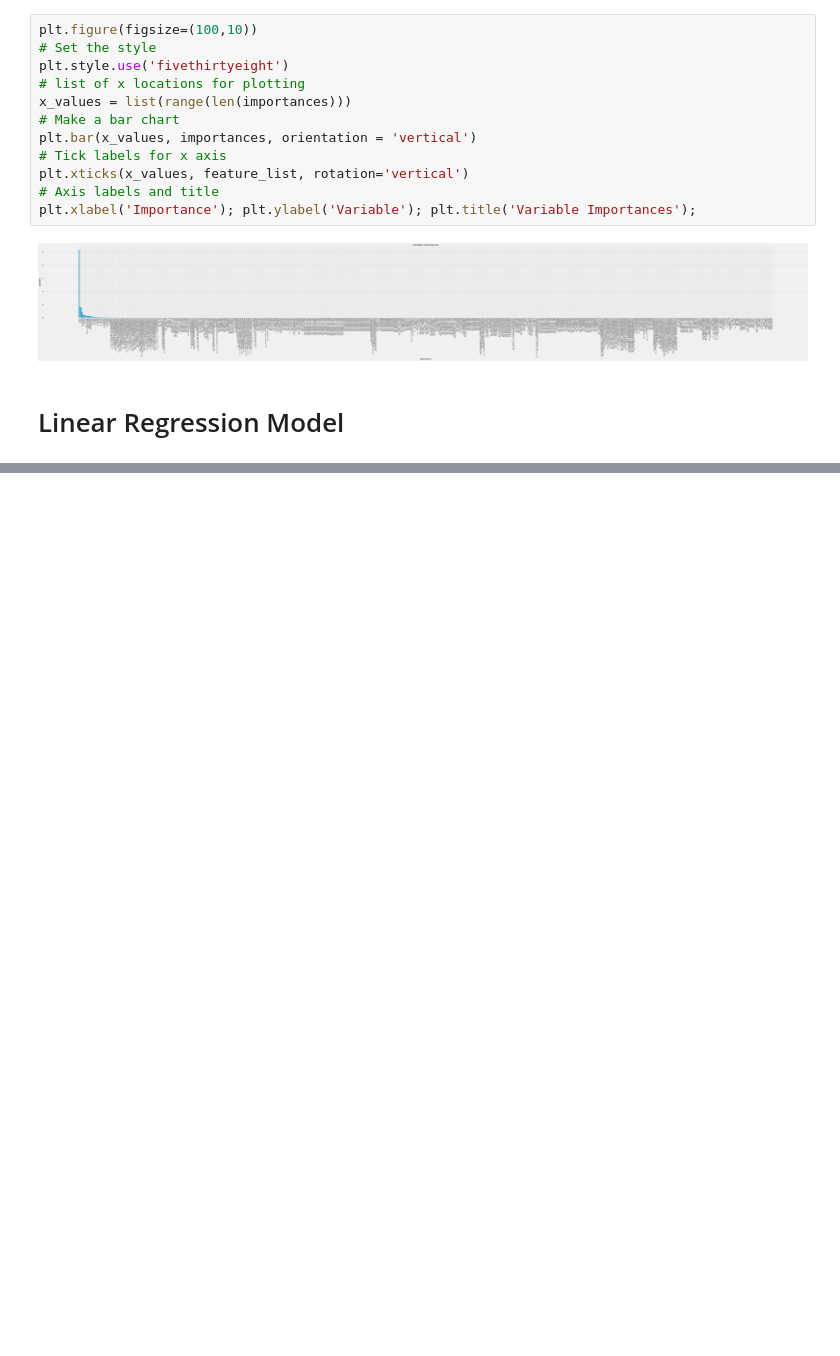
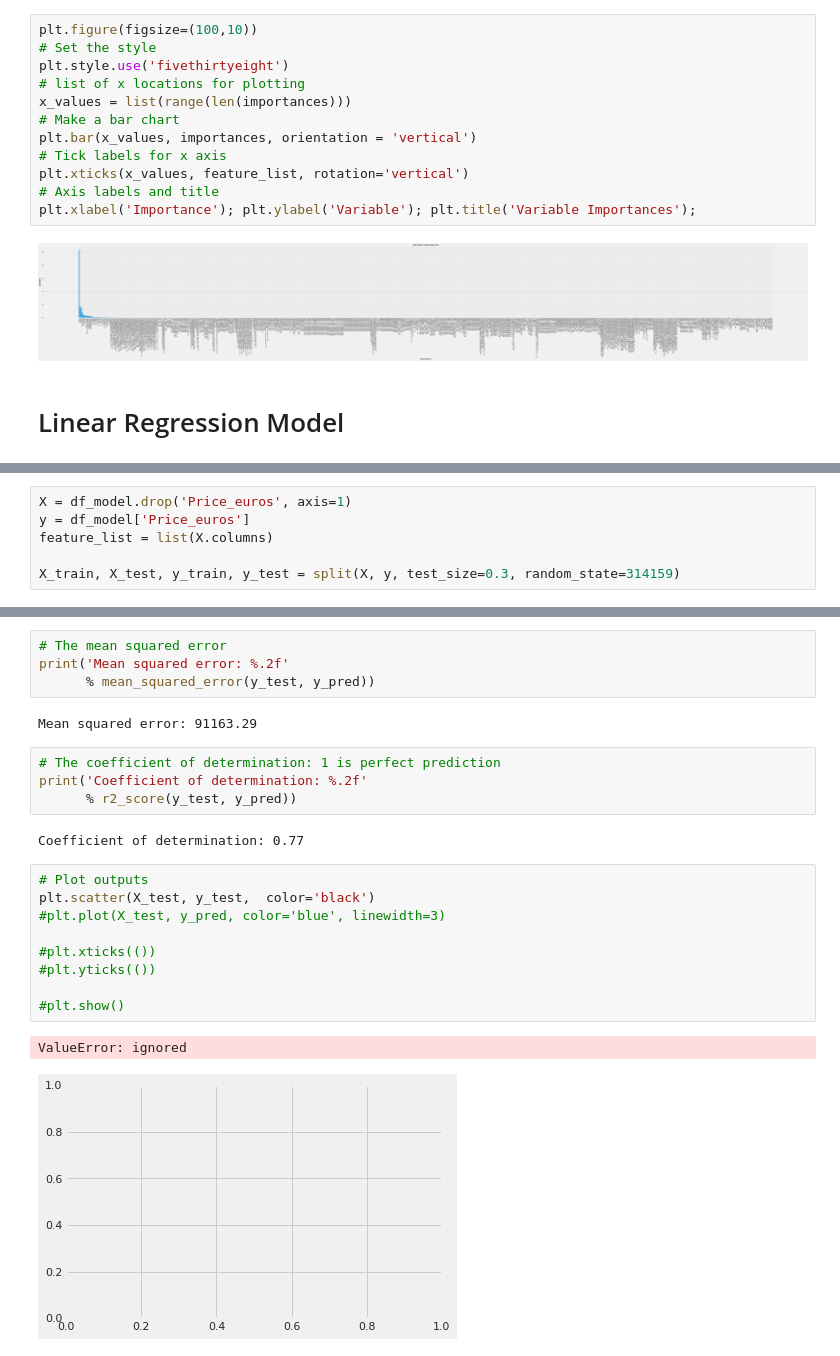
Before and after one commit to DanielKorenDataScience/RegressionProject, a Jupyter notebook: Regression Project.ipynb, the cells around one changed output, grey strips where cells are left out. Saved outputs shown, nothing was run; the diff lists cells and outputs as text; blank space fills up the shorter version.

```diff
--- a/Regression Project.ipynb
+++ b/Regression Project.ipynb
@@ -543,0 +549,6 @@ plt.xlabel('Importance'); plt.ylabel('Variable'); plt.title('Variable Importance
+# %%
+X = df_model.drop('Price_euros', axis=1)
+y = df_model['Price_euros']
+feature_list = list(X.columns)
+
+X_train, X_test, y_train, y_test = split(X, y, test_size=0.3, random_state=314159)
@@ -543,0 +618,24 @@ plt.xlabel('Importance'); plt.ylabel('Variable'); plt.title('Variable Importance
+# %%
+# The mean squared error
+print('Mean squared error: %.2f'
+      % mean_squared_error(y_test, y_pred))
+# %% [output]
+Mean squared error: 91163.29
+# %%
+# The coefficient of determination: 1 is perfect prediction
+print('Coefficient of determination: %.2f'
+      % r2_score(y_test, y_pred))
+# %% [output]
+Coefficient of determination: 0.77
+# %%
+# Plot outputs
+plt.scatter(X_test, y_test,  color='black')
+#plt.plot(X_test, y_pred, color='blue', linewidth=3)
+
+#plt.xticks(())
+#plt.yticks(())
+
+#plt.show()
+# %% [output]
+ValueError: ignored
+[figure, added]
```
Also changed, not shown: parts of 8 cells of this notebook.
